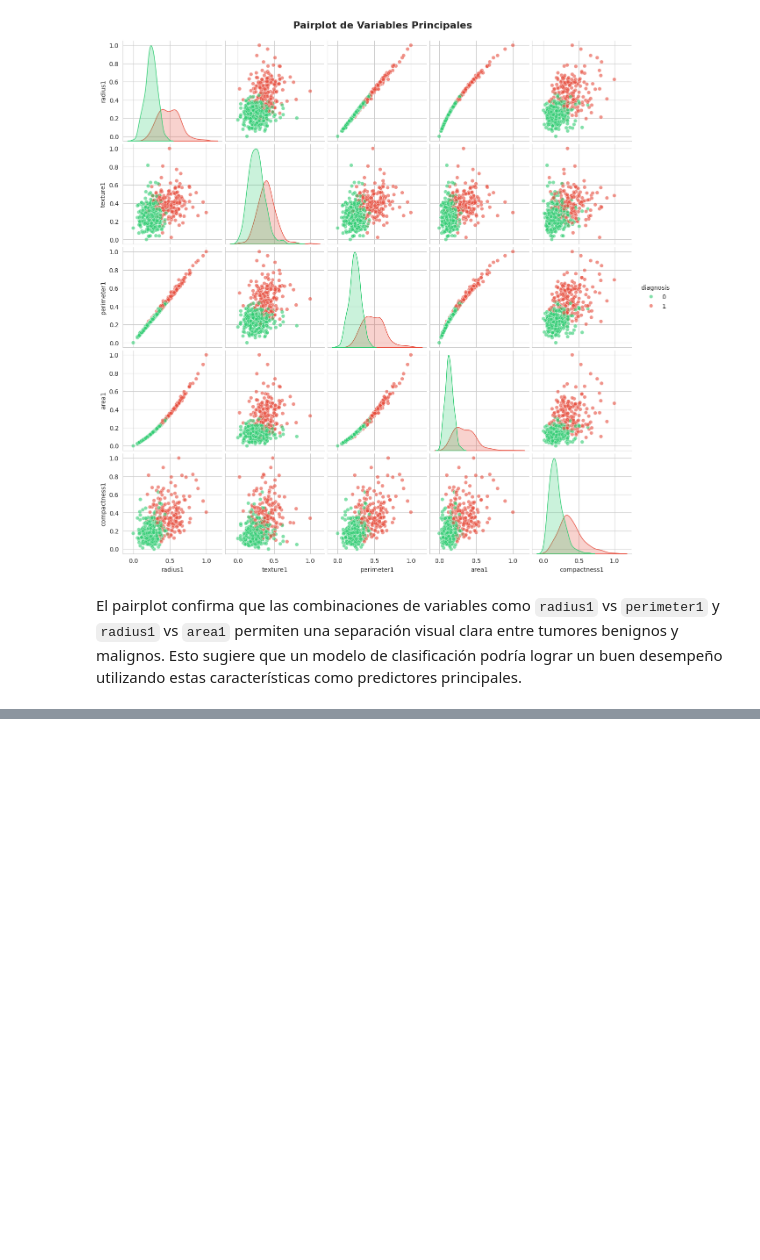
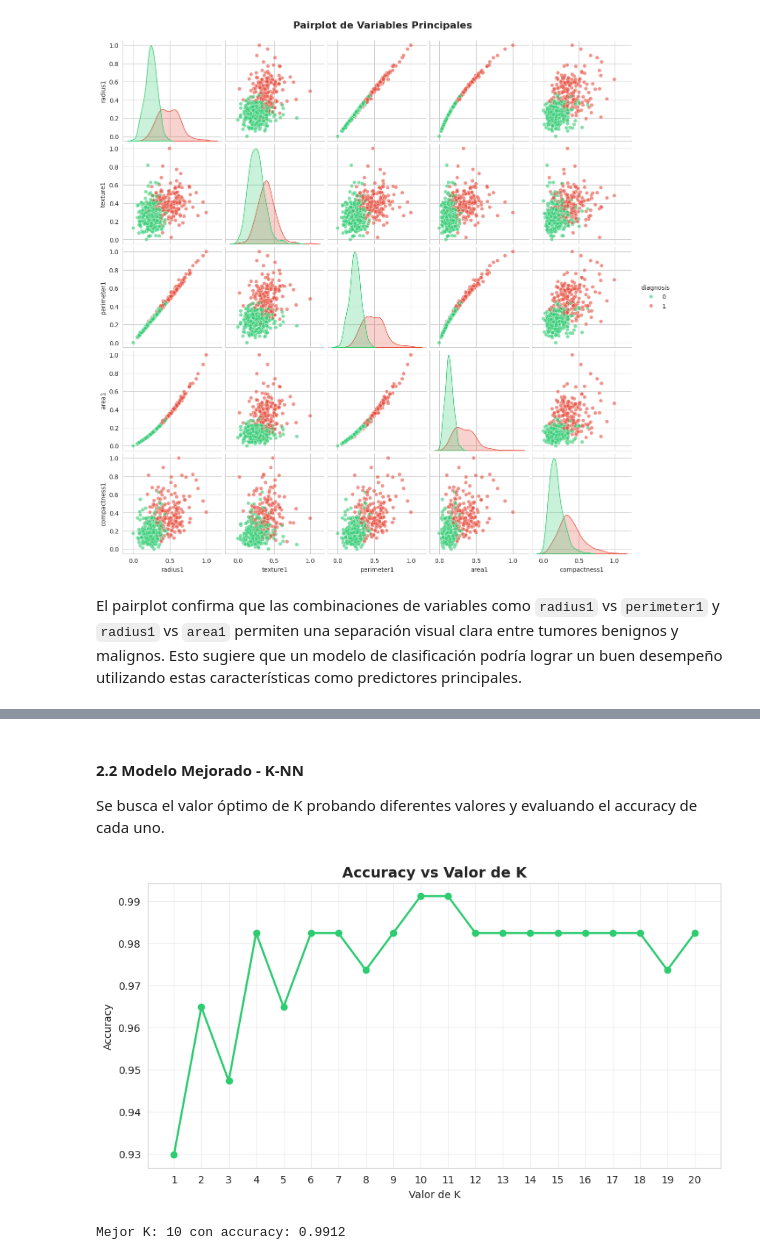
Before and after one commit to alvaromijael/02-CSS, a Jupyter notebook: Semana2/Tarea/cancer.ipynb, the cells around one changed output, grey strips where cells are left out. Saved outputs shown, nothing was run; the diff lists cells and outputs as text; code cells hidden in the pictures; blank space fills up the shorter version.

```diff
--- a/Semana2/Tarea/cancer.ipynb
+++ b/Semana2/Tarea/cancer.ipynb
@@ -366,0 +578,31 @@ Con el análisis exploratorio me permite tener entre variables estadísticas y g
+# %% [markdown]
+#### 2.2 Modelo Mejorado - K-NN
+
+Se busca el valor óptimo de K probando diferentes valores y evaluando el accuracy de cada uno.
+# %%
+# Probar diferentes valores de K
+k_valores = range(1, 21)
+accuracies = []
+
+for k in k_valores:
+    modelo_temp = KNeighborsClassifier(n_neighbors=k)
+    modelo_temp.fit(X_train, y_train)
+    acc = accuracy_score(y_test, modelo_temp.predict(X_test))
+    accuracies.append(acc)
+
+# Gráfica de K vs Accuracy
+plt.figure(figsize=(10, 5))
+plt.plot(k_valores, accuracies, marker='o', color='#2ecc71', linewidth=2)
+plt.xlabel('Valor de K')
+plt.ylabel('Accuracy')
+plt.title('Accuracy vs Valor de K', fontsize=14, fontweight='bold')
+plt.xticks(k_valores)
+plt.grid(True, alpha=0.3)
+plt.show()
+
+# Mejor K
+mejor_k = list(k_valores)[np.argmax(accuracies)]
+print(f'Mejor K: {mejor_k} con accuracy: {max(accuracies):.4f}')
+# %% [output]
+[figure, added]
+Mejor K: 10 con accuracy: 0.9912
```
Also changed, not shown: parts of 21 cells of this notebook.
